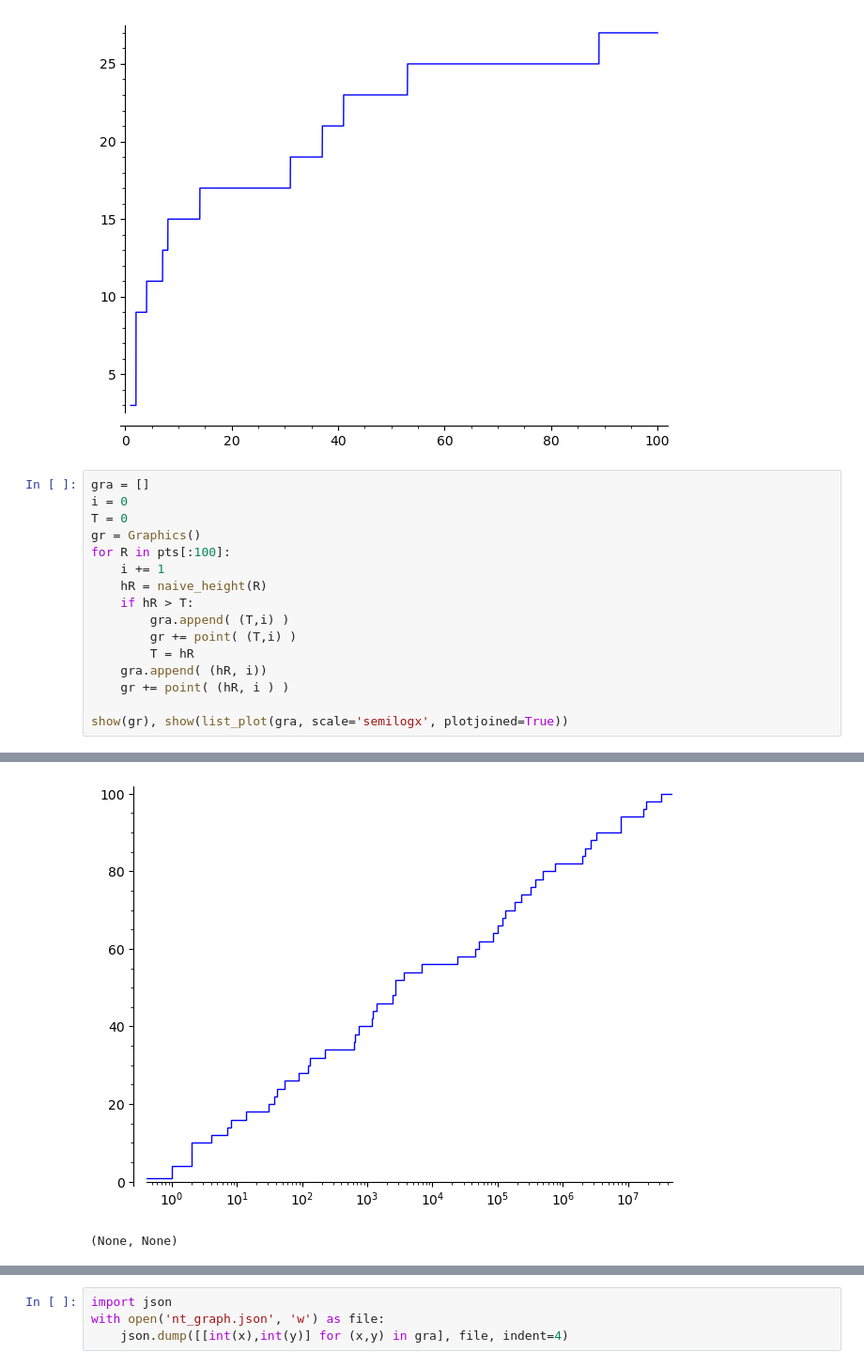
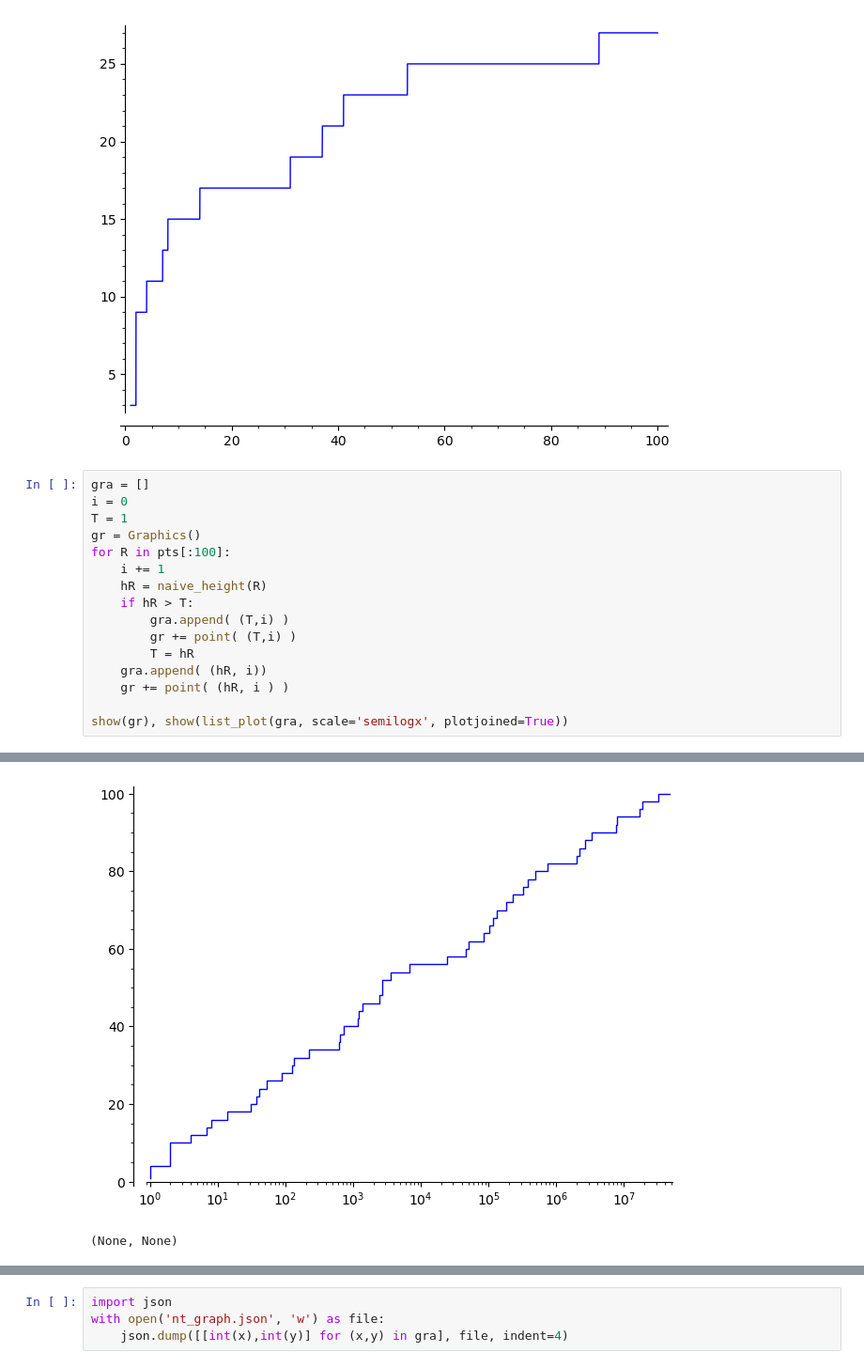
Before and after one commit to chriswuthrich/bsd_video, a Jupyter notebook: sage_notebooks/find_good_curves.ipynb, the cells around one changed output, grey strips where cells are left out. Shown: that part at 94% size. Saved outputs shown, nothing was run; the diff lists cells and outputs as text.

Commit message:
correct start of graph, add curve with finite points

```diff
--- a/sage_notebooks/find_good_curves.ipynb
+++ b/sage_notebooks/find_good_curves.ipynb
@@ -271,20 +273,20 @@ plot(nt,(1,100))
 # %%
 gra = []
 i = 0
-T = 0
+T = 1
 gr = Graphics()
 for R in pts[:100]:
     i += 1
     hR = naive_height(R)
     if hR > T:
         gra.append( (T,i) )
         gr += point( (T,i) )
         T = hR
     gra.append( (hR, i))
     gr += point( (hR, i ) )
 
 show(gr), show(list_plot(gra, scale='semilogx', plotjoined=True))
 # %% [output]
 [figure]
-[figure, old version]
+[figure, new version]
 (None, None)
```
Also changed, not shown: parts of 6 cells of this notebook, 2 other files.
